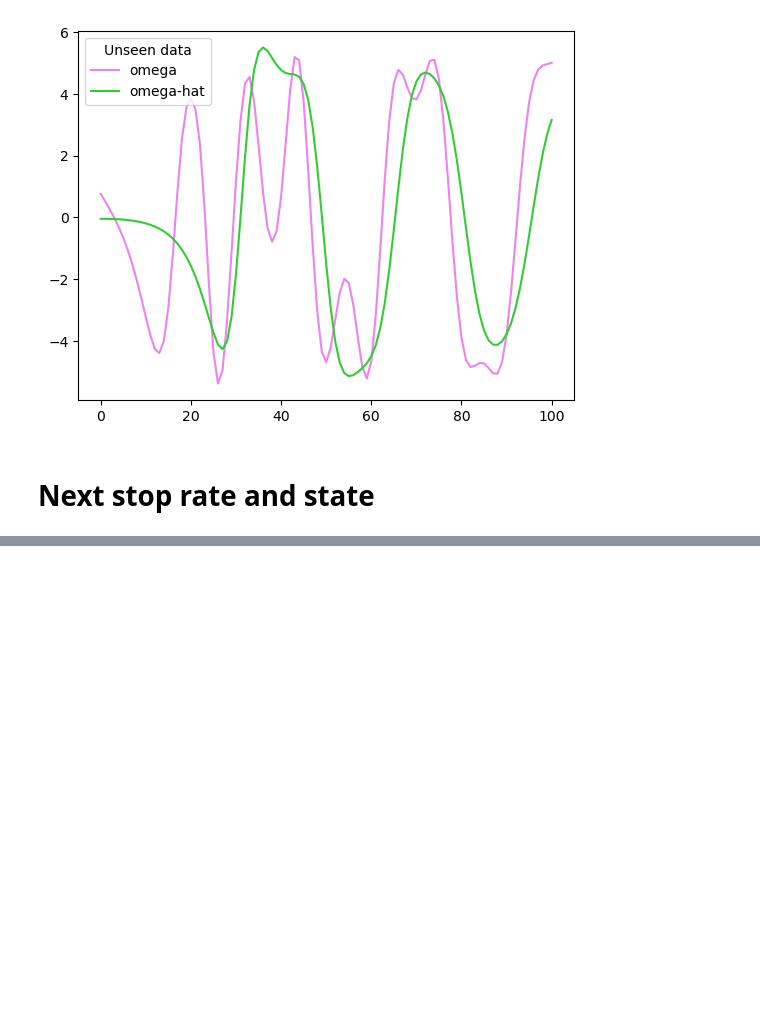
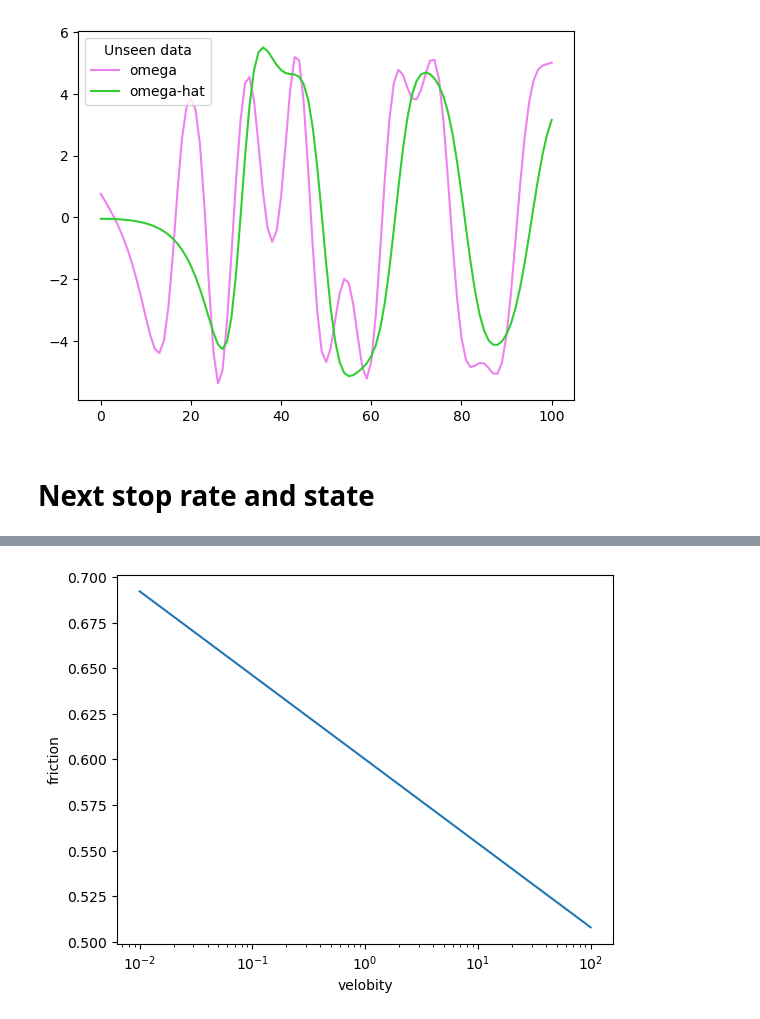
Before and after one commit to thwbecker/ML-for-EQ-physics-discovery, a Jupyter notebook: tutorial1.ipynb, the cells around one changed output, grey strips where cells are left out. Saved outputs shown, nothing was run; the diff lists cells and outputs as text; code cells hidden in the pictures; blank space fills up the shorter version.

```diff
--- a/tutorial1.ipynb
+++ b/tutorial1.ipynb
@@ -127,8 +130,7 @@ c = 5.0
 y0 = [np.pi - 0.1, 0.0]
 t = np.linspace(0, 10, 101)
 # %%
-from scipy.integrate import odeint
-sol = odeint(pend, y0, t, args=(b, c))
+sol = integrate.odeint(pend, y0, t, args=(b, c))
 # first column of sol is angle of pendulum theta
 # second column of sol is angular velocity omega
 # %%
@@ -231,0 +346,25 @@ plt.legend(['omega', 'omega-hat'], title='Unseen data')
+# %%
+def rs_friction(mu0, vel, v0, a, b, Dc, theta):
+    #fric = mu0+a*np.log(vel/v0) + b *np.log(theta/(Dc/v0))
+    fric= a * np.arcsinh(vel/(2 * v0) * np.exp((mu0 + b * np.log(v0 * theta/Dc))/a))
+    return fric
+
+@dataclass
+class rs_parameters:
+    m :float = 1 # mass
+    k :float = 1 # spring stiffness
+    mu_0 :float = 0.6
+    a :float = 0.01
+    b :float = 0.03
+    Dc :float = 5
+    v0 :float = 1
+    sn :float = 1
+# %%
+par = rs_parameters()
+nstep = 100
+vel = np.linspace(par.v0/100,par.v0*100,nstep)
+fric = rs_friction(par.mu_0,vel,par.v0,par.a,par.b,par.Dc,par.Dc/vel)
+plt.semilogx(vel,fric);plt.xlabel('velobity');plt.ylabel('friction')
+plt.show()
+# %% [output]
+[figure, added]
```
Also changed, not shown: parts of 17 cells of this notebook, 1 other file.
